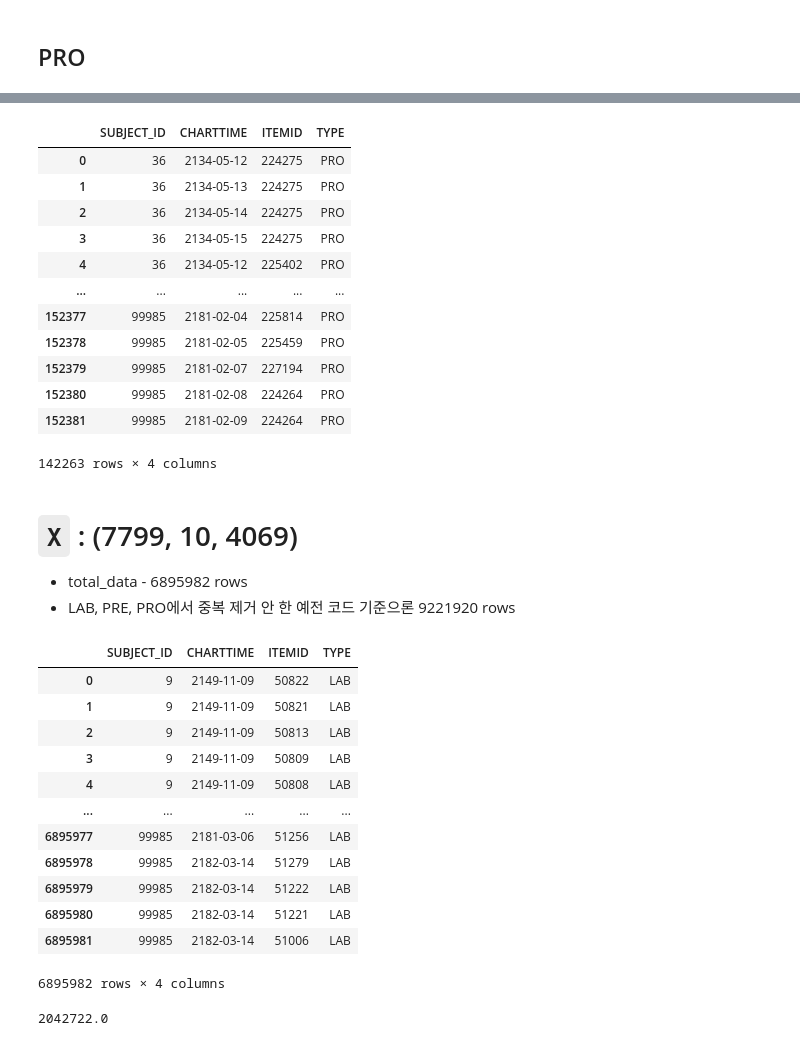
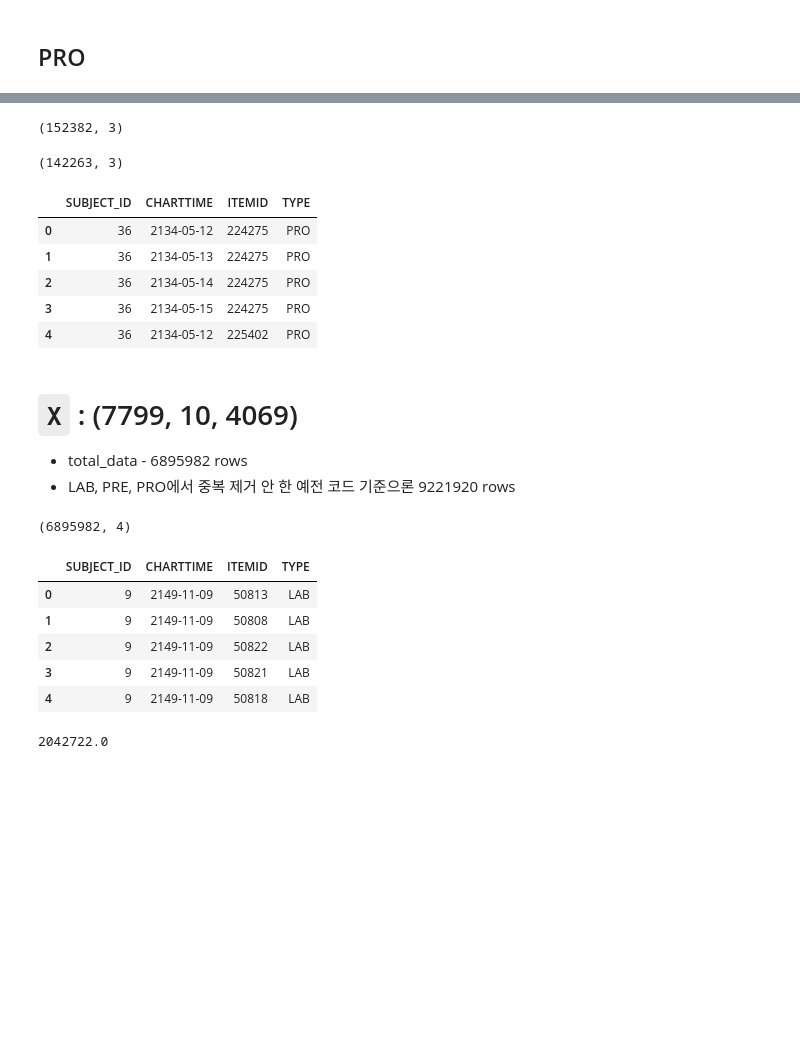
Before and after one commit to GaYounKoh/DSML_re, a Jupyter notebook: [해외논문] Journal of Biomedical Informatics/01 데이터 전처리.ipynb, the cells around one changed output, grey strips where cells are left out. Cells and saved outputs as stored; diff of their text form; code cells hidden in the pictures; blank space fills up the shorter version.

```diff
--- a/[해외논문] Journal of Biomedical Informatics/01 데이터 전처리.ipynb
+++ b/[해외논문] Journal of Biomedical Informatics/01 데이터 전처리.ipynb
@@ -236,12 +236,17 @@ pre2
 # %% [markdown]
 ## PRO
 # %%
-pro = pd.read_csv('/data/MIMIC_III/PROCEDUREEVENTS_MV.csv')
+pro = pd.read_csv(mimic_path + 'PROCEDUREEVENTS_MV.csv')
 # %%
 pro2 = pro[pro['SUBJECT_ID'].isin(환자lab_list)]
 pro2 = pro2[['SUBJECT_ID', 'STARTTIME', 'ENDTIME', 'ITEMID']]
 date_only(pro2, 'STARTTIME')
 date_only(pro2, 'ENDTIME')
+
+pro2.shape
+
+# 중복 제거 (중복 제거 전 후 79678 rows -> 71052 rows)
+pro2.drop_duplicates(inplace = True) # 결론적으로 x 만들 때 덮어씌워지므로 상관없음 (다만 불필요한 연산을 함)
 
 # STARTTIME, ENDTIME이 모두 null인 경우 삭제
 both_null = pro2[(pro2['STARTTIME'].isnull())&(pro2['ENDTIME'].isnull())].index
@@ -262,4 +267,7 @@ start_null['STARTTIME'] = start_null['ENDTIME']
 pro2.loc[start_null.index] = start_null
 
 pro2 = pro2.sort_values(by = ['SUBJECT_ID','STARTTIME'])
-pro2 = pro2.reset_index(drop = True)
+pro2.reset_index(drop = True, inplace = True)
+
+pro2.shape
+pro2.head()
@@ -273,3 +282,0 @@ pro2 = pro2.reset_index(drop = True)
-# %%
-pro2 = pro2.drop_duplicates()
-pro2
@@ -319,47 +307,44 @@ pro2item = pd.DataFrame(lst_itemid)
 
 pro2 = pd.concat([pro2sub, pro2time, pro2item], axis = 1)
 pro2.columns = ['SUBJECT_ID', 'CHARTTIME', 'ITEMID']
-pro2 = pro2.drop_duplicates()
+pro2.shape
+
+# 중복제거 (중복제거 전 후 152382rows -> 142263rows)
+pro2.drop_duplicates(inplace = True)
+pro2.shape
+
 pro2['TYPE'] = 'PRO'
 
-pro2
+pro2.head()
 # %% [output]
+(152382, 3)
+(142263, 3)
 |  | SUBJECT_ID | CHARTTIME | ITEMID | TYPE |
 | 0 | 36 | 2134-05-12 | 224275 | PRO |
 | 1 | 36 | 2134-05-13 | 224275 | PRO |
 | 2 | 36 | 2134-05-14 | 224275 | PRO |
 | 3 | 36 | 2134-05-15 | 224275 | PRO |
 | 4 | 36 | 2134-05-12 | 225402 | PRO |
-| ... | ... | ... | ... | ... |
-| 152377 | 99985 | 2181-02-04 | 225814 | PRO |
-| 152378 | 99985 | 2181-02-05 | 225459 | PRO |
-| 152379 | 99985 | 2181-02-07 | 227194 | PRO |
-| 152380 | 99985 | 2181-02-08 | 224264 | PRO |
-| 152381 | 99985 | 2181-02-09 | 224264 | PRO |
-142263 rows × 4 columns
 # %% [markdown]
 # `X` : (7799, 10, 4069)
 - total_data - 6895982 rows
 - LAB, PRE, PRO에서 중복 제거 안 한 예전 코드 기준으론 9221920 rows
 # %%
-m1 = pd.merge(lab2, pre2, how = 'outer')
-total_data = pd.merge(m1, pro2, how = 'outer')
+# m1 = pd.merge(lab2, pre2, how = 'outer')
+# total_data = pd.merge(m1, pro2, how = 'outer')
+
+total_data = pd.concat([lab2, pre2, pro2], axis = 0)
 total_data = total_data.sort_values(['SUBJECT_ID','CHARTTIME']).reset_index(drop=True)
 total_data = total_data.astype({'ITEMID':'int'})
-total_data
+total_data.shape
+total_data.head()
 
 # total_data.to_csv('total_data.csv', index = False)
 # %% [output]
+(6895982, 4)
 |  | SUBJECT_ID | CHARTTIME | ITEMID | TYPE |
-| 0 | 9 | 2149-11-09 | 50822 | LAB |
-| 1 | 9 | 2149-11-09 | 50821 | LAB |
-| 2 | 9 | 2149-11-09 | 50813 | LAB |
-| 3 | 9 | 2149-11-09 | 50809 | LAB |
-| 4 | 9 | 2149-11-09 | 50808 | LAB |
-| ... | ... | ... | ... | ... |
-| 6895977 | 99985 | 2181-03-06 | 51256 | LAB |
-| 6895978 | 99985 | 2182-03-14 | 51279 | LAB |
-| 6895979 | 99985 | 2182-03-14 | 51222 | LAB |
-| 6895980 | 99985 | 2182-03-14 | 51221 | LAB |
-| 6895981 | 99985 | 2182-03-14 | 51006 | LAB |
+| 0 | 9 | 2149-11-09 | 50813 | LAB |
+| 1 | 9 | 2149-11-09 | 50808 | LAB |
+| 2 | 9 | 2149-11-09 | 50822 | LAB |
+| 3 | 9 | 2149-11-09 | 50821 | LAB |
+| 4 | 9 | 2149-11-09 | 50818 | LAB |
-6895982 rows × 4 columns
```
Also changed, not shown: parts of 27 cells of this notebook.
